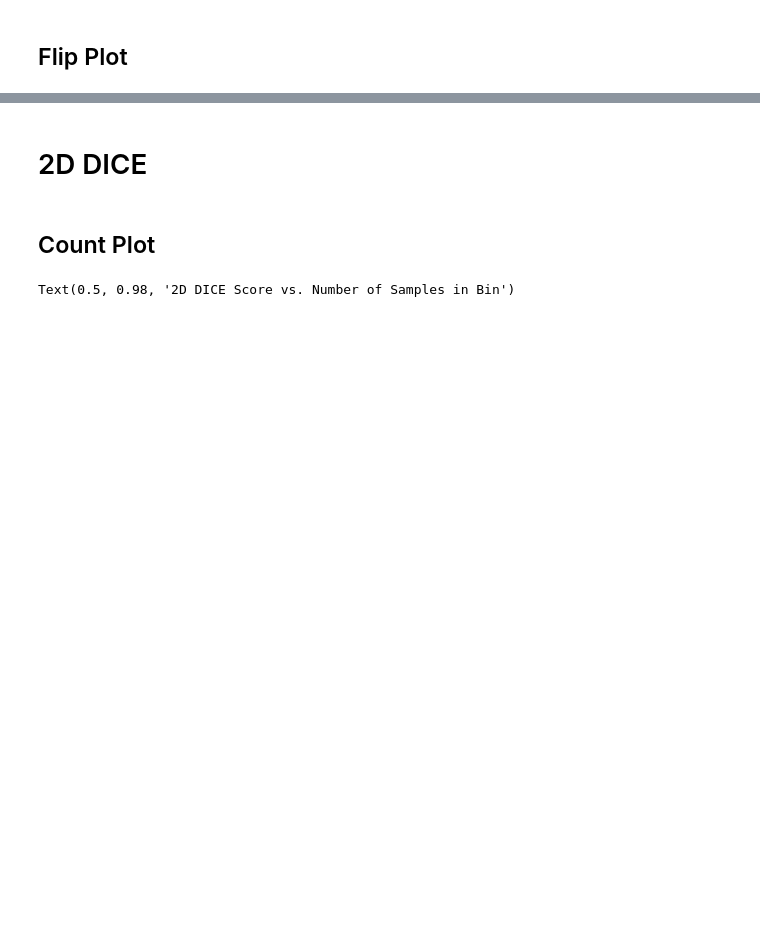
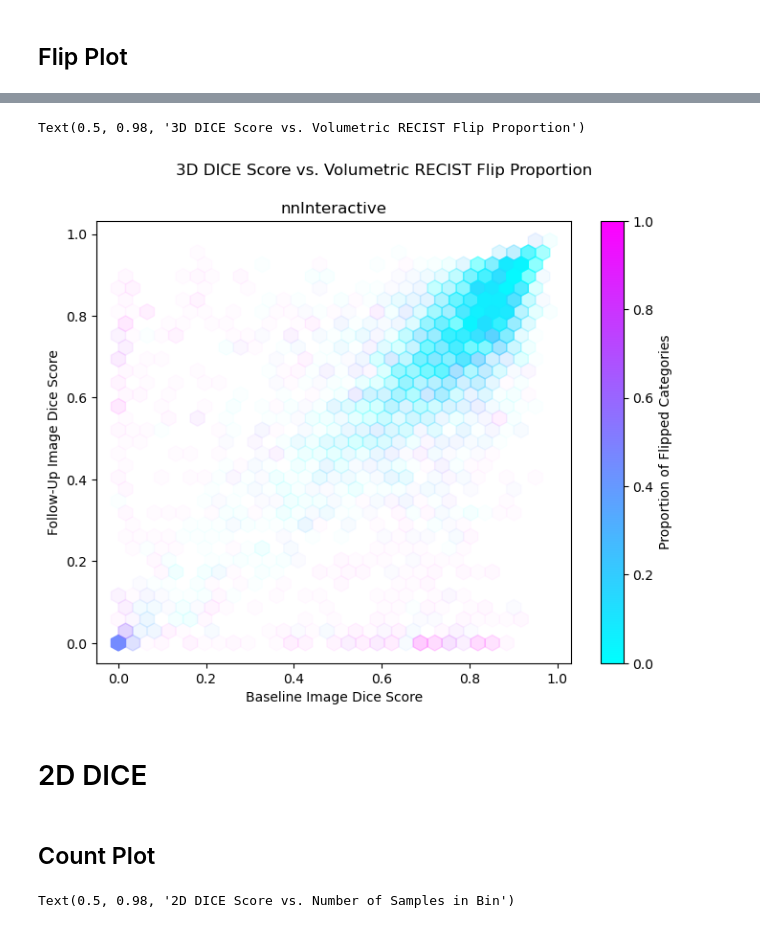
Before and after one commit to bhklab/recist-vs-reality, a Jupyter notebook: workflow/notebooks/hexbin_plots_2.ipynb, the cells around one changed output, grey strips where cells are left out. Saved outputs shown, nothing was run; the diff lists cells and outputs as text; code cells hidden in the pictures; blank space fills up the shorter version.

```diff
--- a/workflow/notebooks/hexbin_plots_2.ipynb
+++ b/workflow/notebooks/hexbin_plots_2.ipynb
@@ -131,3 +132,45 @@ Text(0.5, 0.98, '3D DICE Score vs. RECIST Flip Proportion')
+# %%
+# nnInteractive flip for volume RECIST
+alpha_flip_fig, alpha_flip_axes = plt.subplots(figsize = (8,6),
+                                            #    nrows = 1, ncols = 1
+                                               )
+# For MedSAM2-RECIST
+# ms2r_hb = alpha_flip_axes[0].hexbin(ms2r_recist_df['t1_DICE'], ms2r_recist_df['t2_DICE'], C=ms2r_recist_df['RECIST_flip'],
+#                          reduce_C_function=np.mean, gridsize = 30, cmap = 'cool')
+
+# alpha_flip_axes[0].figure.canvas.draw()
+
+# fcolors = ms2r_hb.get_facecolors()
+# scaled_ms2r_count = np.minimum(ms2r_count.get_array() / count_vmax, 1)
+# fcolors[:, 3] = scaled_ms2r_count
+# ms2r_hb.set(array=None, facecolor=fcolors)
+
+# alpha_flip_axes[0].set_title("MedSAM2-RECIST")
+# alpha_flip_axes[0].set_xlabel("Baseline Image Dice Score")
+# alpha_flip_axes[0].set_ylabel("Follow-Up Image Dice Score")
+# cb = alpha_flip_fig.colorbar(ms2r_hb, ax = alpha_flip_axes[0])
+
+# For nnInteractive
+nnint_hb = alpha_flip_axes.hexbin(nnint_recist_df['t1_DICE'], nnint_recist_df['t2_DICE'], C=nnint_recist_df['vol_RECIST_flip'],
+                         reduce_C_function=np.mean, gridsize=30, cmap='cool')
+
+alpha_flip_axes.figure.canvas.draw()
+
+fcolors = nnint_hb.get_facecolors()
+scaled_nnint_count = np.minimum(nnint_count.get_array() / count_vmax, 1)
+fcolors[:, 3] = scaled_nnint_count
+nnint_hb.set(array=None, facecolor=fcolors)
+
+alpha_flip_axes.set_title("nnInteractive")
+alpha_flip_axes.set_xlabel("Baseline Image Dice Score")
+alpha_flip_axes.set_ylabel("Follow-Up Image Dice Score")
+cb = alpha_flip_fig.colorbar(nnint_hb, ax = alpha_flip_axes)
+cb.set_label("Proportion of Flipped Categories")
+
+alpha_flip_fig.suptitle("3D DICE Score vs. Volumetric RECIST Flip Proportion")
+# %% [output]
+Text(0.5, 0.98, '3D DICE Score vs. Volumetric RECIST Flip Proportion')
+[figure, added]
 # %% [markdown]
 # 2D DICE
 # %% [markdown]
```
Also changed, not shown: parts of 10 cells of this notebook.
